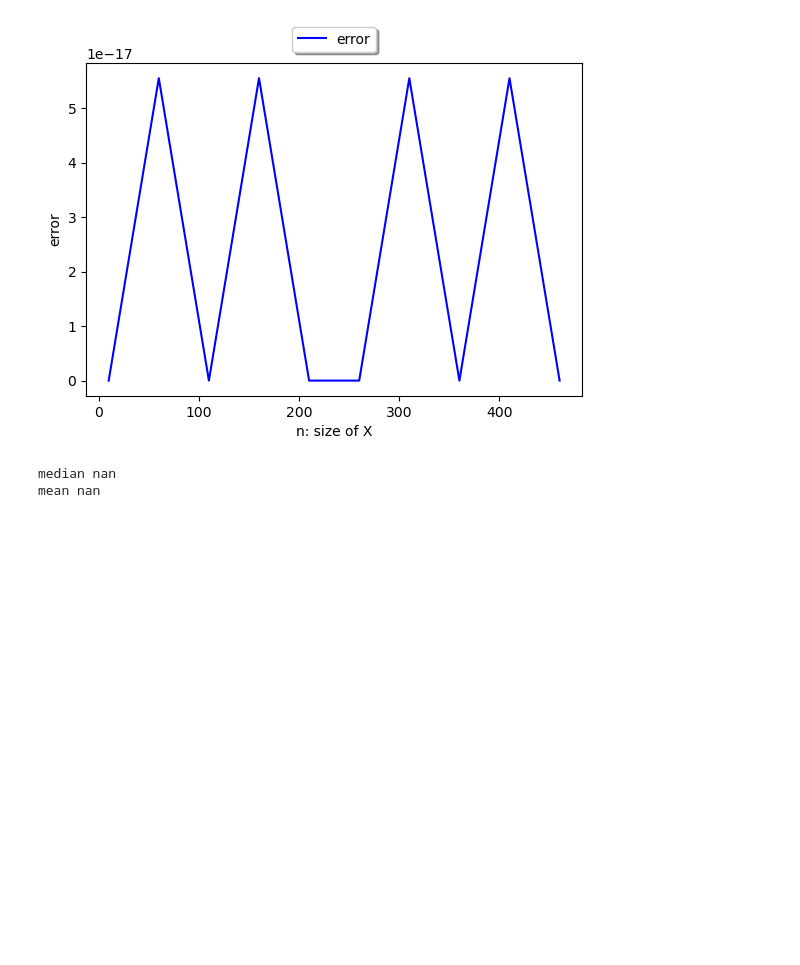
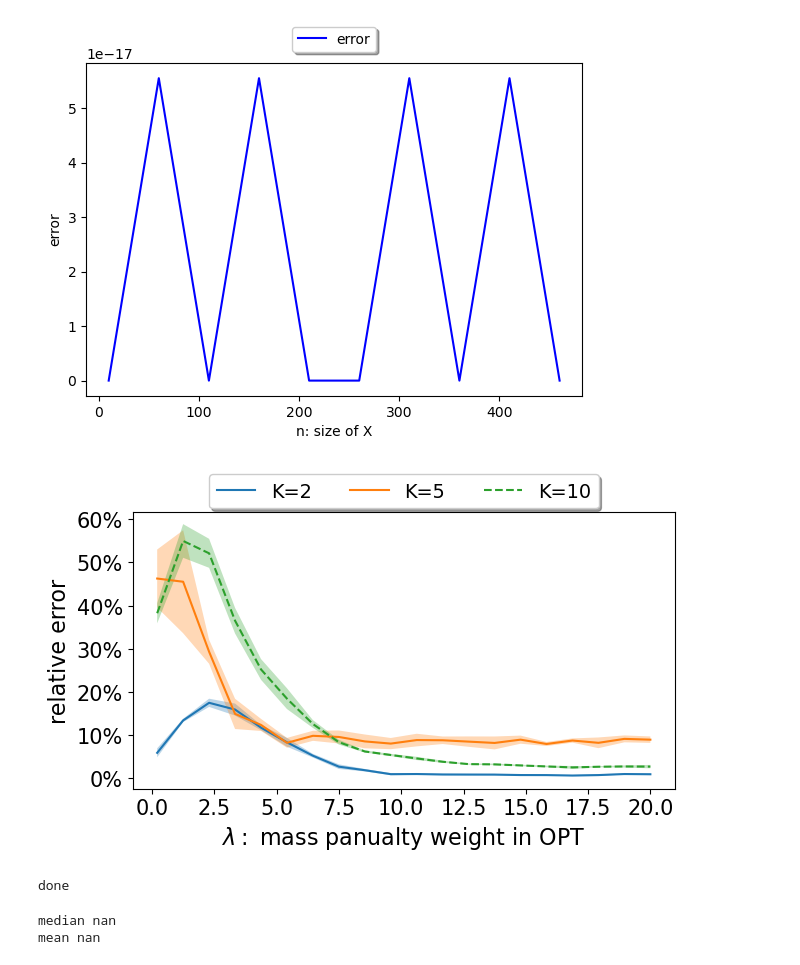
Before and after one commit to yikun-baio/LinearOPT, a Jupyter notebook: accuracy_test.ipynb, the cells around one changed output. Saved outputs shown, nothing was run; the diff lists cells and outputs as text; code cells hidden in the pictures; blank space fills up the shorter version.

```diff
--- a/accuracy_test.ipynb
+++ b/accuracy_test.ipynb
@@ -121,8 +121,8 @@ n_list=np.array([500]) # np.array(range(200,1050,step_size))
 
 id2=np.eye(2)
 
-#Lambda_list=np.linspace(0.2,30,30)
-Lambda_list=np.array([0.5,1.0,5.0,10.0,20.0])
+Lambda_list=np.linspace(0.2,20,20)
+#Lambda_list=np.array([0.5,1.0,5.0,10.0,20.0])
 Lambda_N=Lambda_list.shape[0]
 save_dict={}
 
@@ -198,34 +198,37 @@ linestyle_array = ['-', '-', '--', '--', '-.', '-.']
 #save_dict2=torch.load('experiment/performance/cost_list.pt')
 #save_dict2=save_dict.copy()
 fig = plt.figure(1, (7,4))
 ax = fig.add_subplot(1,1,1)
 ind=0
 for K in K_list:
     opt_cost1=save_dict['K=%d,opt_cost_list'%(K)]
     opt_cost2=save_dict['K=%d,lopt_cost_list'%(K)]
     relative_error=(np.abs(opt_cost2-opt_cost1)/opt_cost1+1e-4).mean(2)[0]
 
     relative_error_mean=relative_error.mean(1)
     relative_error_std=relative_error.std(1)
     ax.plot(Lambda_list,relative_error_mean,linestyle_array[ind],label=r'K=%d'%(K))
     ax.fill_between(Lambda_list,relative_error_mean-1*relative_error_std,relative_error_mean+1*relative_error_std,alpha=0.3)
     ind+=1
 
 ax.yaxis.set_major_formatter(mtick.PercentFormatter(1.0))
 #ax.yaxis.set_major_formatter(mtick.PercentFormatter())
 ax.set_xlabel("$\lambda:$ mass panualty weight in OPT",fontsize=16)
 ax.set_ylabel("relative error",fontsize=16)
 plt.xticks(fontsize=15)
 plt.yticks(fontsize=15)
 box = ax.get_position()
 ax.set_position([box.x0, box.y0 + box.height * 0.1,box.width, box.height * 0.9])
-ax.legend(loc='upper center',bbox_to_anchor=(0.5, 1.22),
+ax.legend(loc='upper center',bbox_to_anchor=(0.5, 1.17),
           fancybox=True, shadow=True, ncol=3,fontsize=13.9)
 plt.savefig('experiment/Rebuttal/error_lambda.pdf',format="pdf",dpi=800,bbox_inches='tight')
 plt.show()
 #plt.close()
 
 print('done')
+# %% [output]
+[figure, added]
+done
 # %%
 K=10
 opt_cost1=save_dict['K=%d,opt_cost_list'%(K)]
```
Also changed, not shown: 5 other files.
